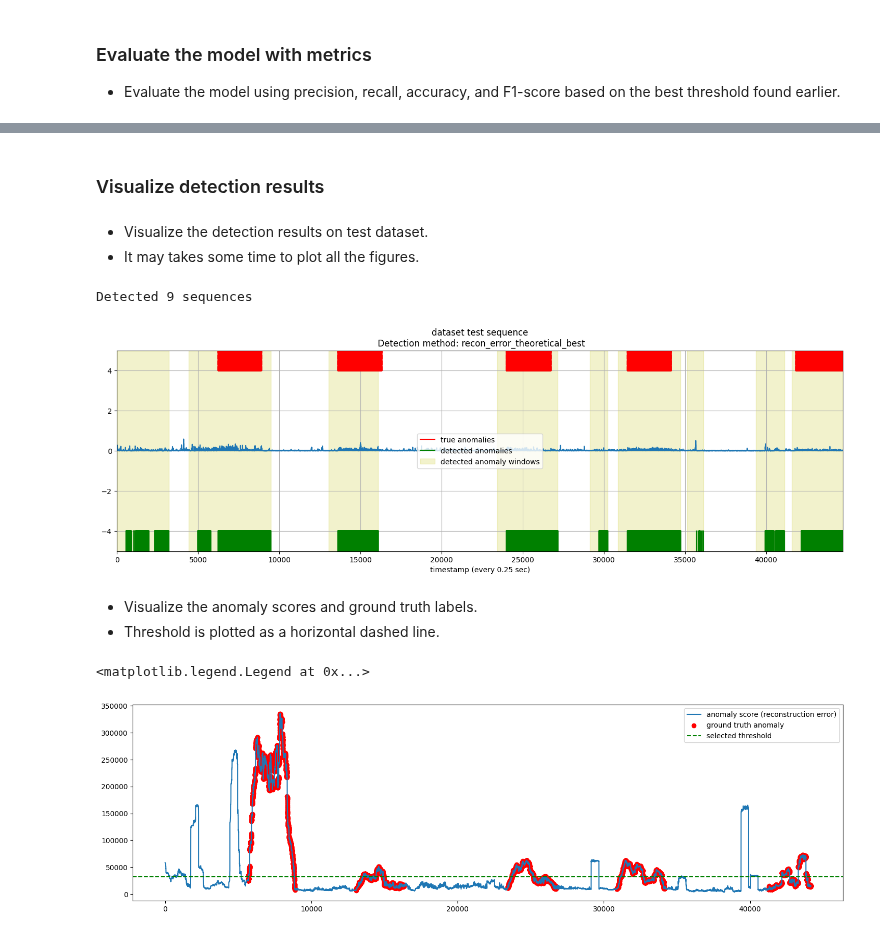
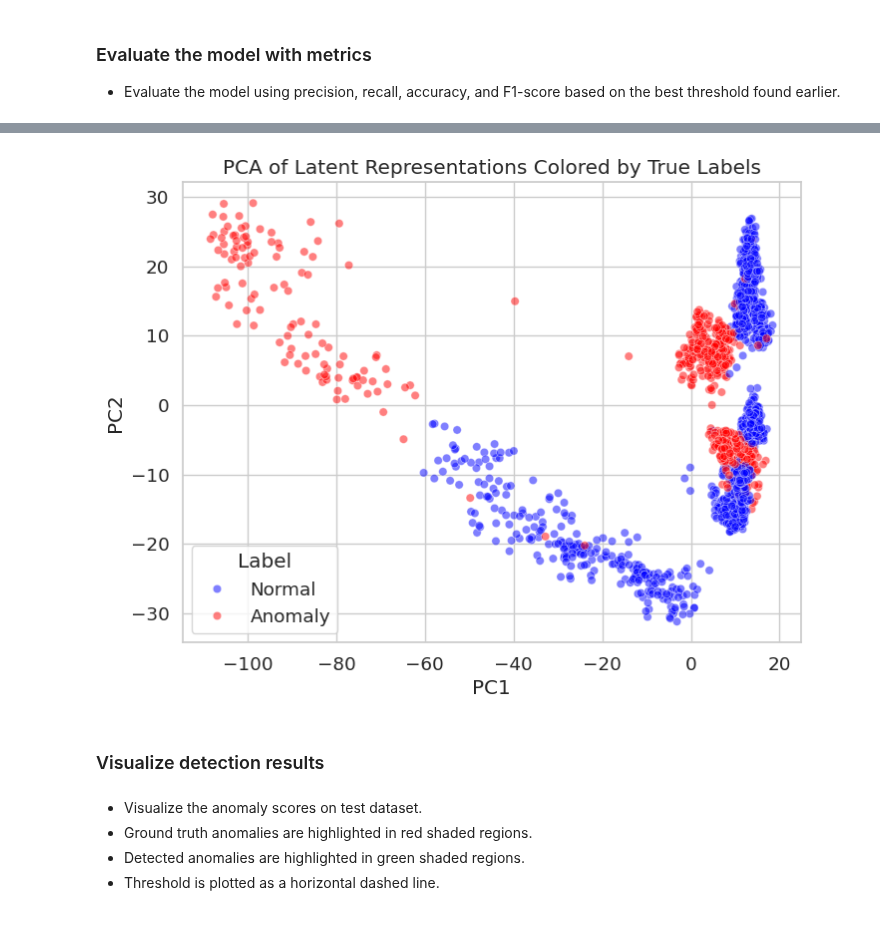
Before and after one commit to peunsu/wesad_stress_detection, a Jupyter notebook: dual-branch-vae-lstm/anomaly_detection.ipynb, the cells around one changed output, grey strips where cells are left out. Saved outputs shown, nothing was run; the diff lists cells and outputs as text; code cells hidden in the pictures.

```diff
--- a/dual-branch-vae-lstm/anomaly_detection.ipynb
+++ b/dual-branch-vae-lstm/anomaly_detection.ipynb
@@ -1019,2 +1160,24 @@ FN: 1283
+# %%
+from sklearn.decomposition import PCA
+if config['exp_name'] == 'ma-vae':
+    latent = get_latent_representations_ma_vae(test_loader)
+else:
+    latent = get_latent_representations(test_loader)
+pca = PCA(n_components=2, random_state=42)
+latent_2d = pca.fit_transform(latent)
+# %%
+sns.set(style='whitegrid', font_scale=1.2)
+plt.figure(figsize=(8, 6))
+df_latent = pd.DataFrame({'PC1': latent_2d[:, 0], 'PC2': latent_2d[:, 1], 'Label': test_labels_vae})
+df_latent['Label'] = df_latent['Label'].replace({0: 'Normal', 1: 'Anomaly'})
+if config['exp_name'] == 'ma-vae':
+    alpha = 0.5
+else:
+    alpha = 0.5
+sns.scatterplot(data=df_latent, x='PC1', y='PC2', hue='Label', palette={'Normal': 'blue', 'Anomaly': 'red'}, alpha=alpha, legend=True)
+plt.title('PCA of Latent Representations Colored by True Labels')
+plt.show()
+# %% [output]
+[figure, added]
 # %% [markdown]
 ### Visualize detection results
@@ -1094,27 +1184,5 @@ result['idx_anomaly_test'] = np.flatnonzero(test_labels.values == 1)
-# %% [markdown]
-- Visualize the detection results on test dataset.
-- It may takes some time to plot all the figures.
-# %%
-plot_detected_anomalies(idx_detection_augmented,
-                        config=config,
-                        result=result,
-                        detection_method='recon_error_theoretical_best',
-                        augmented_flag=1,
-                        y_scale=5,
-                        y_lim=5)
-# %% [output]
-Detected 9 sequences
-[figure, removed]
 # %% [markdown]
-- Visualize the anomaly scores and ground truth labels.
+- Visualize the anomaly scores on test dataset.
+- Ground truth anomalies are highlighted in red shaded regions.
+- Detected anomalies are highlighted in green shaded regions.
 - Threshold is plotted as a horizontal dashed line.
-# %%
-# Plot test_score, colored by ground truth. Draw threshold line
-plt.figure(figsize=(18,5))
-plt.plot(test_score, label='anomaly score (reconstruction error)')
-plt.scatter(np.flatnonzero(test_labels_vae==1), test_score[test_labels_vae==1], color='r', label='ground truth anomaly')
-plt.axhline(y=threshold, color='g', linestyle='--', label='selected threshold')
-plt.legend()
-# %% [output]
-<matplotlib.legend.Legend at 0x...>
-[figure, removed]
```
Also changed, not shown: parts of 32 cells of this notebook, 1 other file.
